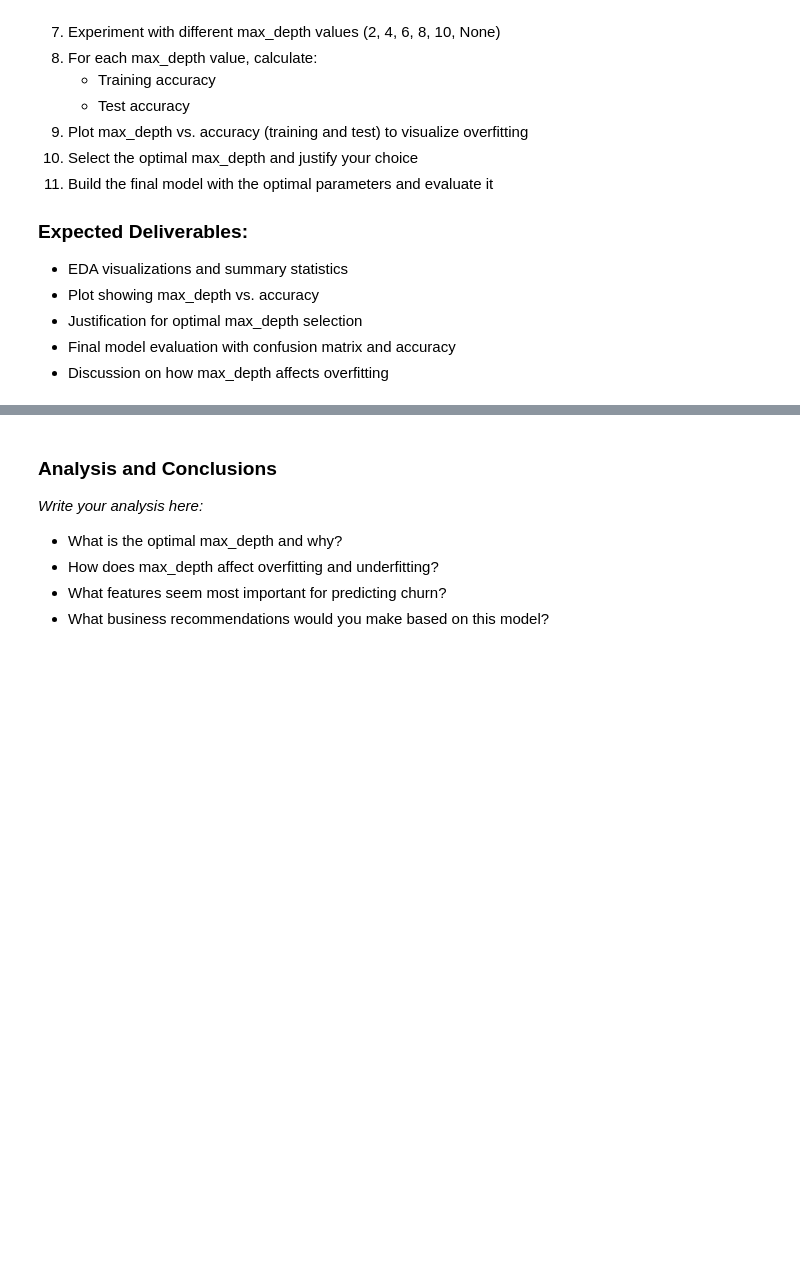
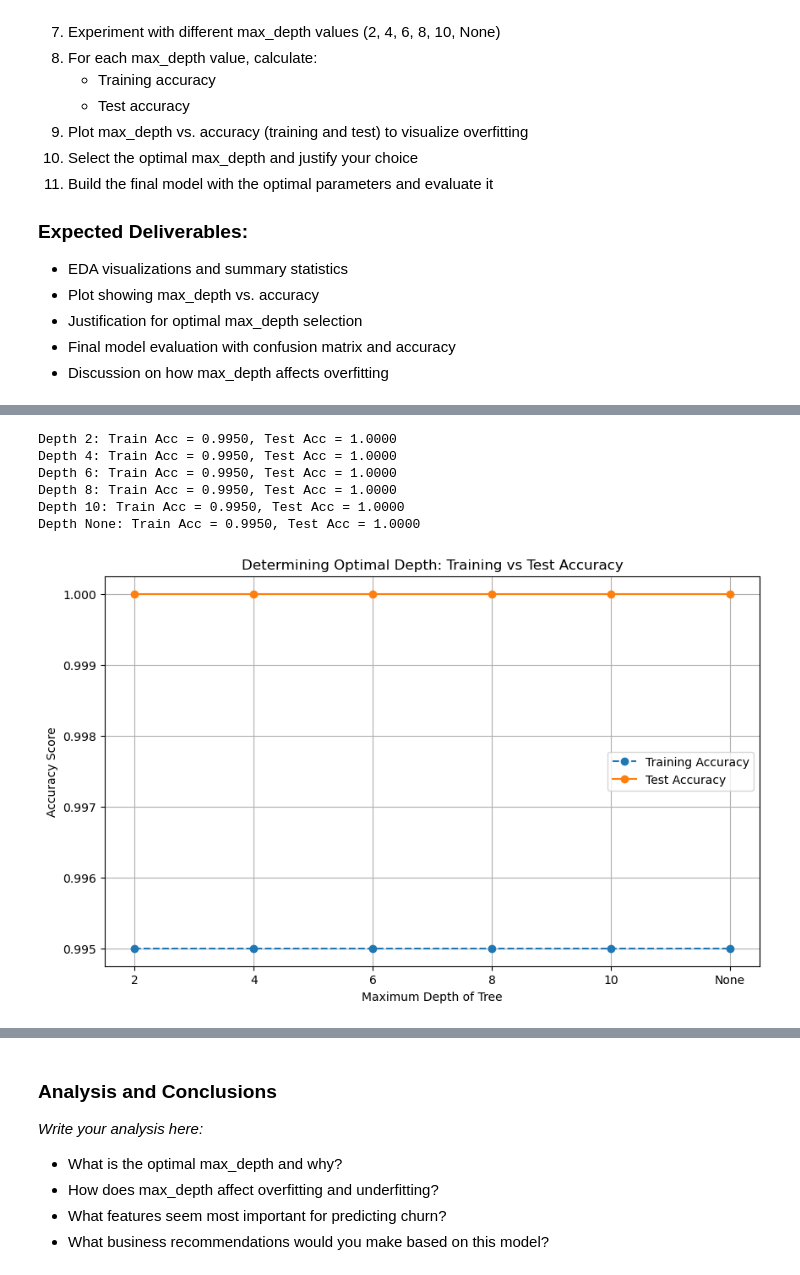
Before and after one commit to Blessing-Ekeh/dataraflow-week18-Classification--II-Decision-Trees-Random-Forests, a Jupyter notebook: Take Home.ipynb, the cells around one changed output, grey strips where cells are left out. Saved outputs shown, nothing was run; the diff lists cells and outputs as text; code cells hidden in the pictures; blank space fills up the shorter version.

```diff
--- a/Take Home.ipynb
+++ b/Take Home.ipynb
@@ -351,6 +446,48 @@ These assignments require deeper analysis and application of the concepts learne
 # %%
 # Prepare data: separate features/target, split
+X = assignment1_data.drop(columns=['Customer_ID', 'Will_Churn'])
+Y = assignment1_data['Will_Churn']
+
+X_train, X_test, Y_train, Y_test = train_test_split(X, Y, test_size=0.2, random_state=42)
 # %%
 # Test different max_depth values (2, 4, 6, 8, 10, None)
+depths = [2, 4, 6, 8, 10, None]
+train_accuracies = []
+test_accuracies = []
+
+for depth in depths:
+    # Initialize and train model
+    dt_clf = DecisionTreeClassifier(criterion='entropy', max_depth=depth, random_state=0)
+    dt_clf.fit(X_train, Y_train)
+
+    # Calculate accuracies
+    train_acc = accuracy_score(Y_train, dt_clf.predict(X_train))
+    test_acc = accuracy_score(Y_test, dt_clf.predict(X_test))
+
+    train_accuracies.append(train_acc)
+    test_accuracies.append(test_acc)
+
+    print(f"Depth {depth}: Train Acc = {train_acc:.4f}, Test Acc = {test_acc:.4f}")
+# %% [output]
+Depth 2: Train Acc = 0.9950, Test Acc = 1.0000
+Depth 4: Train Acc = 0.9950, Test Acc = 1.0000
+Depth 6: Train Acc = 0.9950, Test Acc = 1.0000
+Depth 8: Train Acc = 0.9950, Test Acc = 1.0000
+Depth 10: Train Acc = 0.9950, Test Acc = 1.0000
+Depth None: Train Acc = 0.9950, Test Acc = 1.0000
 # %%
 # Plot max_depth vs accuracy
+# Convert 'None' to a string for plotting purposes
+depth_labels = [str(d) for d in depths]
+
+plt.figure(figsize=(10, 6))
+plt.plot(depth_labels, train_accuracies, label='Training Accuracy', marker='o', linestyle='--')
+plt.plot(depth_labels, test_accuracies, label='Test Accuracy', marker='o', linestyle='-')
+plt.xlabel('Maximum Depth of Tree')
+plt.ylabel('Accuracy Score')
+plt.title('Determining Optimal Depth: Training vs Test Accuracy')
+plt.legend()
+plt.grid(True)
+plt.show()
+# %% [output]
+[figure, added]
```
Also changed, not shown: parts of 10 cells of this notebook.
